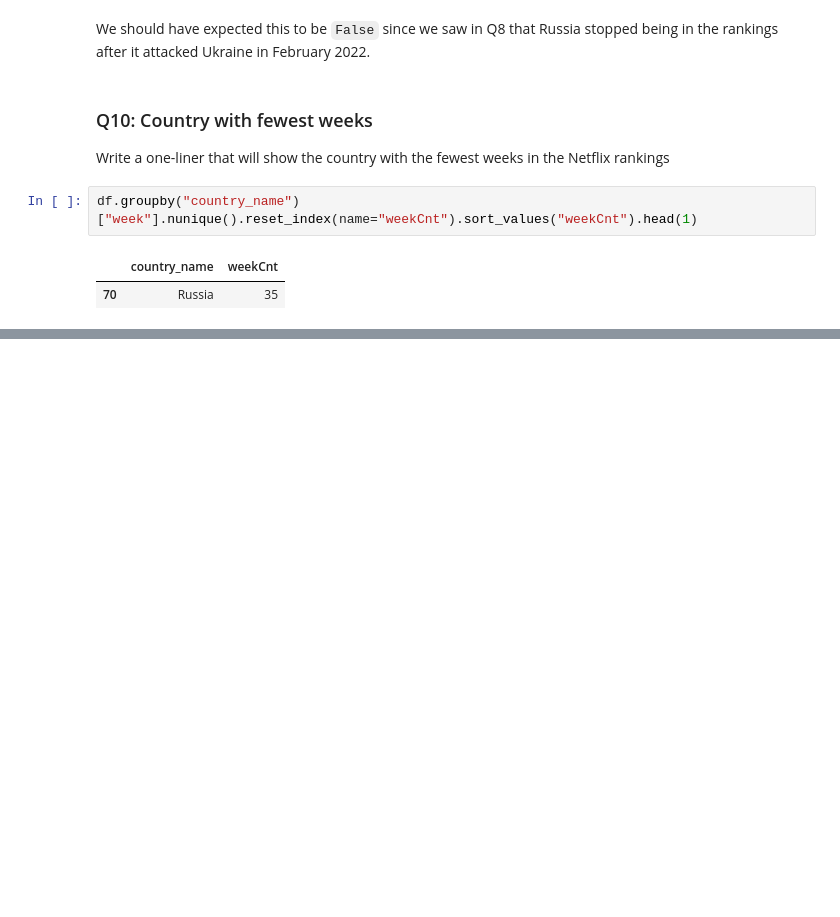
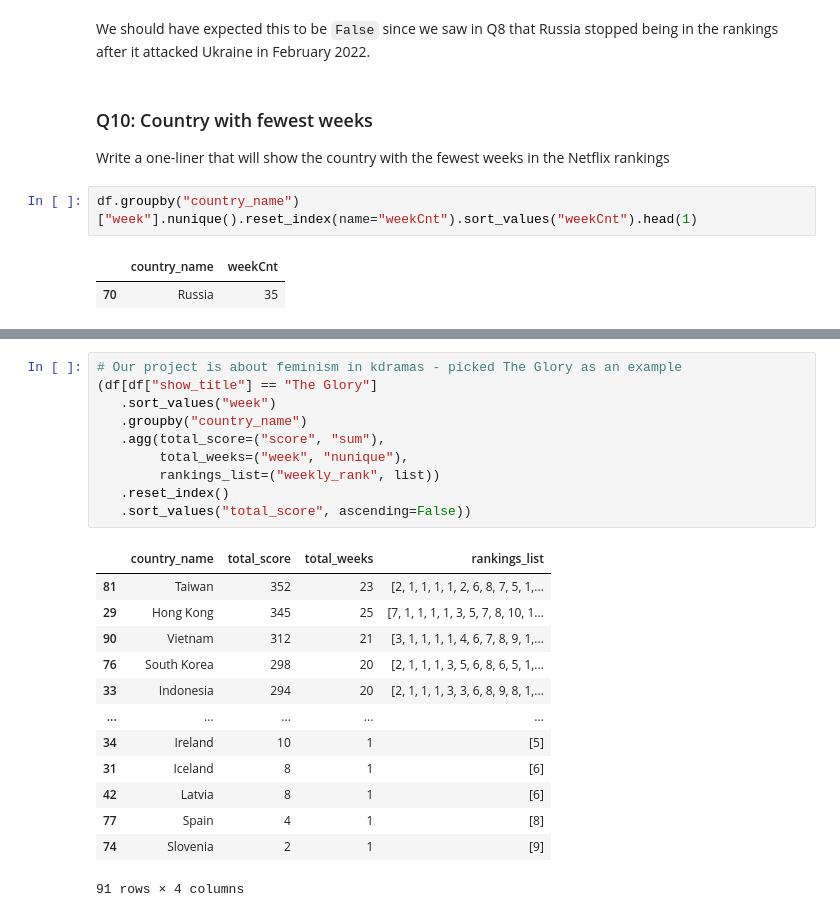
Before and after one commit to annabelyao124/week8-tue-tasks, a Jupyter notebook: week8-tue-worksheet.ipynb, the cells around one changed output, grey strips where cells are left out. Drawn from its saved outputs; the diff is of its cells as text; blank space fills up the shorter version.

```diff
--- a/week8-tue-worksheet.ipynb
+++ b/week8-tue-worksheet.ipynb
@@ -129,0 +179,24 @@ df.groupby("country_name")["week"].nunique().reset_index(name="weekCnt").sort_va
+# %%
+# Our project is about feminism in kdramas - picked The Glory as an example
+(df[df["show_title"] == "The Glory"]
+   .sort_values("week")
+   .groupby("country_name")
+   .agg(total_score=("score", "sum"),
+        total_weeks=("week", "nunique"),
+        rankings_list=("weekly_rank", list))
+   .reset_index()
+   .sort_values("total_score", ascending=False))
+# %% [output]
+|  | country_name | total_score | total_weeks | rankings_list |
+| 81 | Taiwan | 352 | 23 | [2, 1, 1, 1, 1, 2, 6, 8, 7, 5, 1,... |
+| 29 | Hong Kong | 345 | 25 | [7, 1, 1, 1, 1, 3, 5, 7, 8, 10, 1... |
+| 90 | Vietnam | 312 | 21 | [3, 1, 1, 1, 1, 4, 6, 7, 8, 9, 1,... |
+| 76 | South Korea | 298 | 20 | [2, 1, 1, 1, 3, 5, 6, 8, 6, 5, 1,... |
+| 33 | Indonesia | 294 | 20 | [2, 1, 1, 1, 3, 3, 6, 8, 9, 8, 1,... |
+| ... | ... | ... | ... | ... |
+| 34 | Ireland | 10 | 1 | [5] |
+| 31 | Iceland | 8 | 1 | [6] |
+| 42 | Latvia | 8 | 1 | [6] |
+| 77 | Spain | 4 | 1 | [8] |
+| 74 | Slovenia | 2 | 1 | [9] |
+91 rows × 4 columns
```
Also changed, not shown: parts of 4 cells of this notebook.
